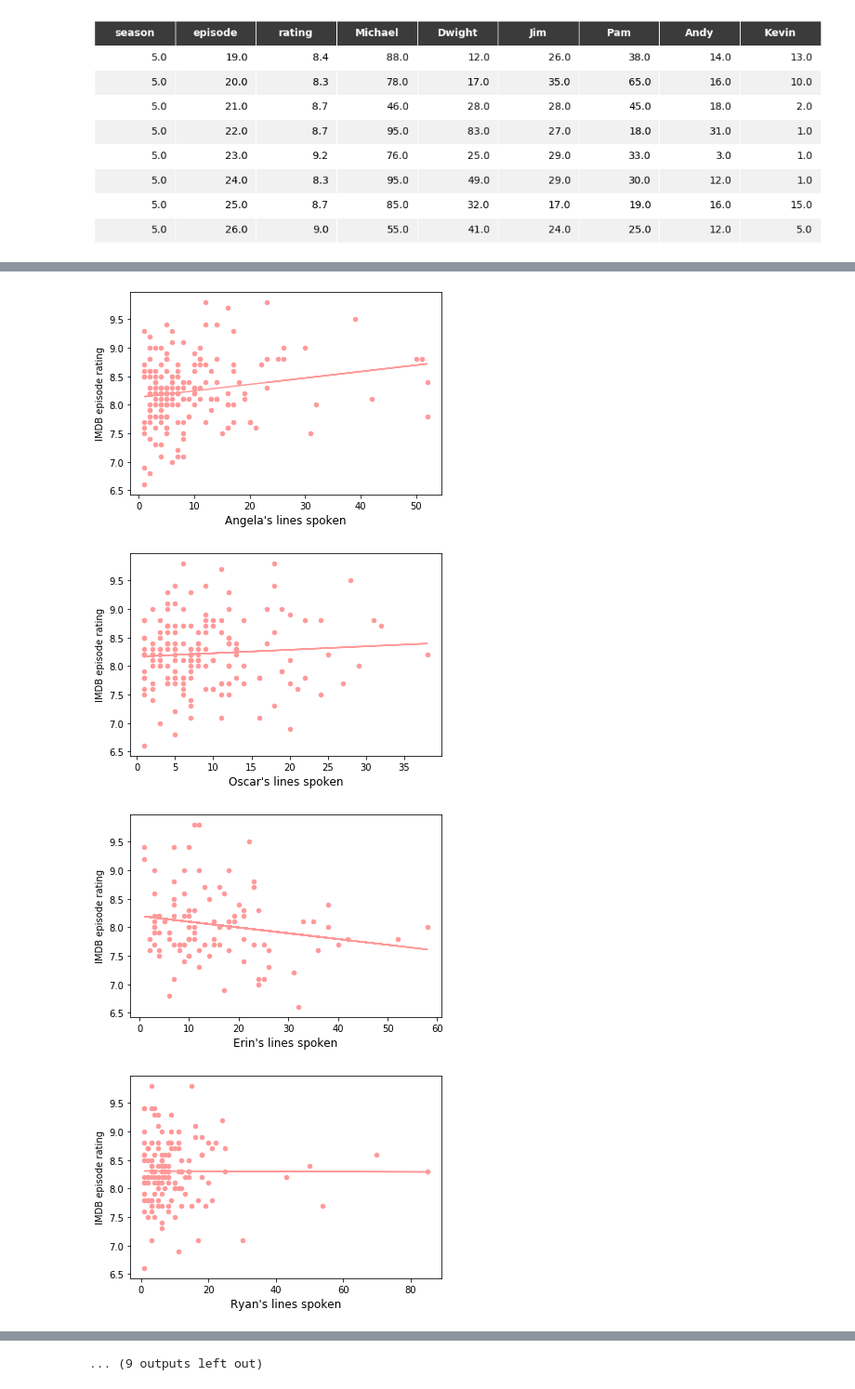
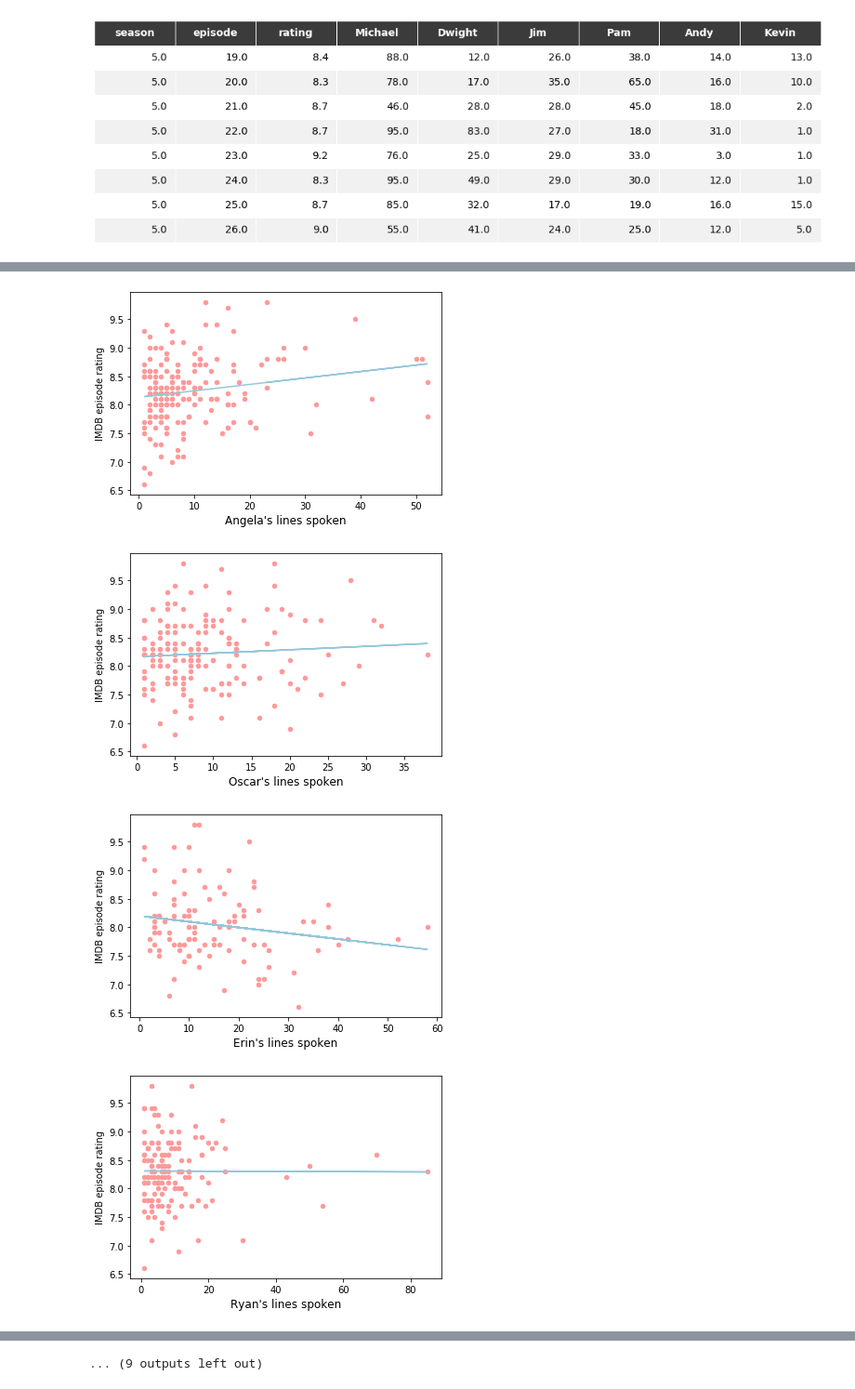
Before and after one commit to scearnest/The-Office-Data-Analysis, a Jupyter notebook: The Office Data Analysis.ipynb, the cells around one changed output, grey strips where cells are left out. Shown: that part at 93% size. Cells and saved outputs as stored; diff of their text form; code cells hidden in the pictures.

```diff
--- a/The Office Data Analysis.ipynb
+++ b/The Office Data Analysis.ipynb
@@ -143,9 +140,13 @@ plt.show()
 import random
 #Calculate correlation between a given character's line count and the episode rating
 
+cor = []
 
 for char in df_condensed['character']:
     character = char
+
+    cor.append( round(df_master['rating'].corr(df_master[char]),4) )
+
     df = df_master[['rating',character]].dropna()
     x = df[character].to_numpy()
     y = df['rating'].to_numpy()
@@ -155,10 +156,8 @@ for char in df_condensed['character']:
     line = m*x + b
 
     df_master.plot(x = character, y='rating', kind = 'scatter', color='#ff9999', legend=None)
-    plt.plot(x, line, '#ff9999')
+    plt.plot(x, line, '#96c7d9')
     plt.xlabel(character + "'s lines spoken", fontsize=12)
     plt.ylabel("IMDB episode rating")
     plt.show()
-
-    df_condensed[0,character]
 # %% [output]
@@ -171,4 +170,4 @@ for char in df_condensed['character']:
-[figure, old version]
+[figure, new version]
-[figure, old version]
+[figure, new version]
-[figure, old version]
+[figure, new version]
-[figure, old version]
+[figure, new version]
```
Also changed, not shown: parts of 6 cells of this notebook.
